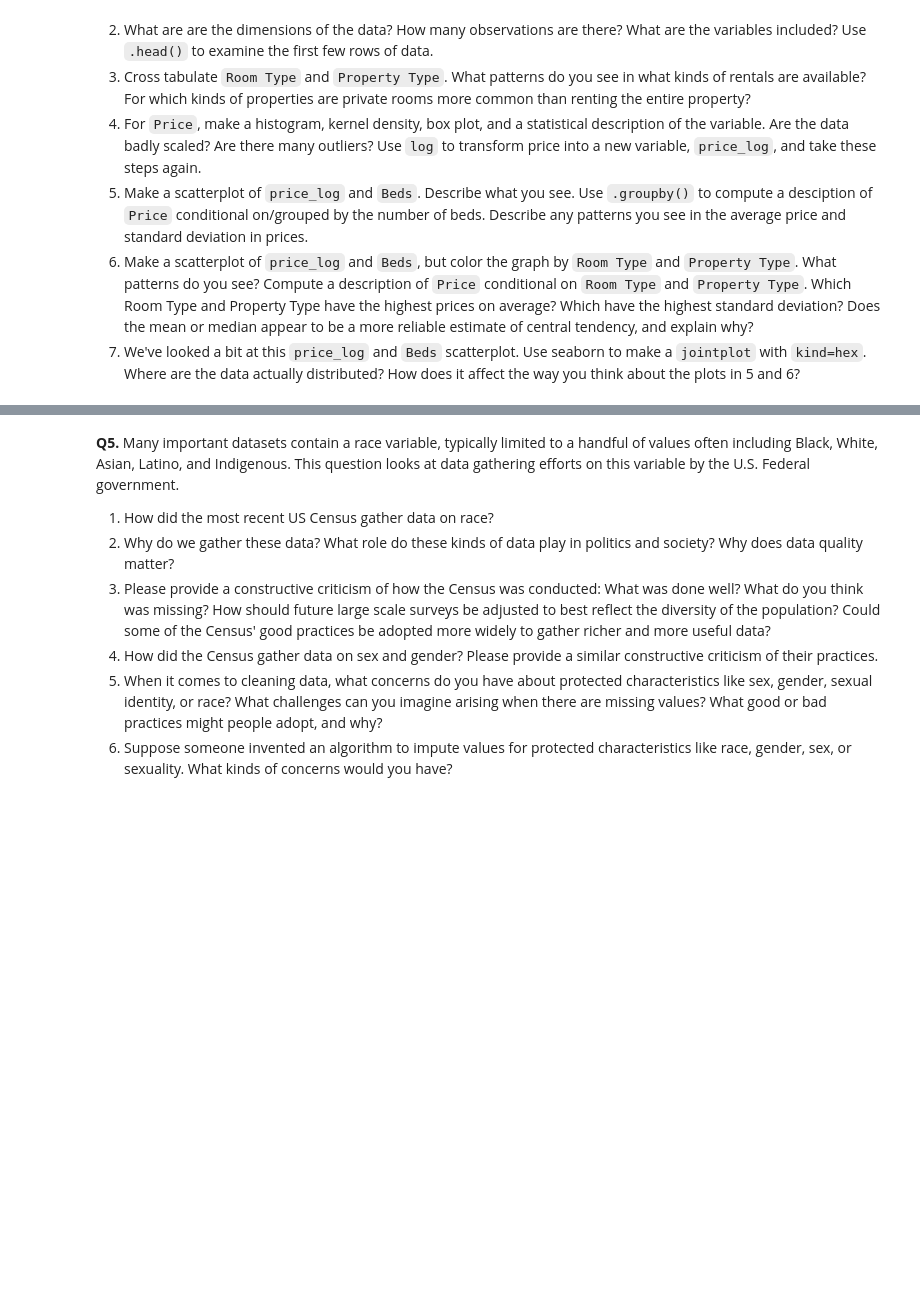
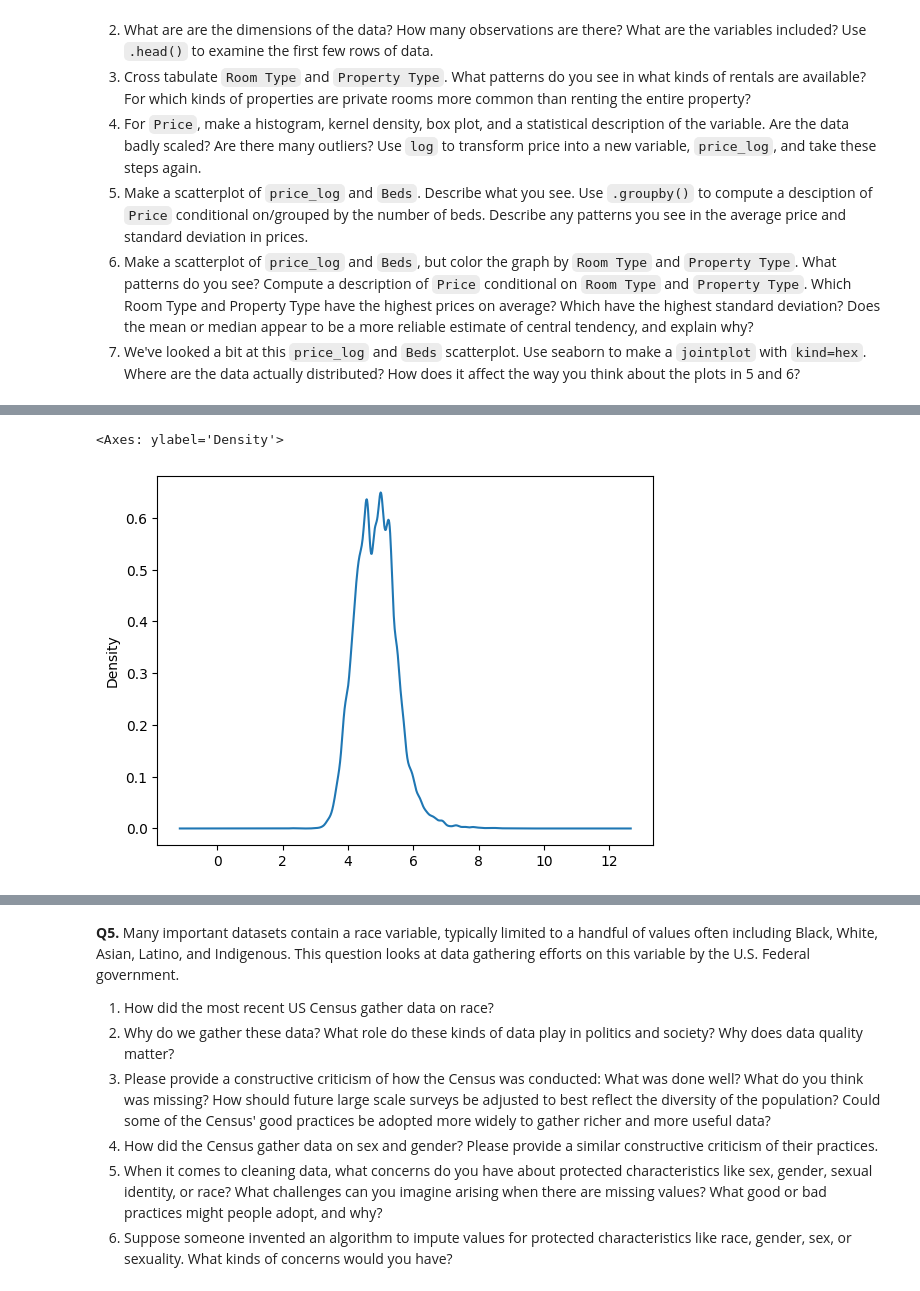
Before and after one commit to wdgstl/assignment2, a Jupyter notebook: WDG_assignment2.ipynb, the cells around one changed output, grey strips where cells are left out. Cells and saved outputs as stored; diff of their text form; code cells hidden in the pictures; blank space fills up the shorter version.

```diff
--- a/WDG_assignment2.ipynb
+++ b/WDG_assignment2.ipynb
@@ -230,0 +252,5 @@ The "relevant" variables for this question are:
+# %%
+airbnb_df['Price_log'].plot.density()
+# %% [output]
+<Axes: ylabel='Density'>
+[figure, added]
```
Also changed, not shown: parts of 11 cells of this notebook.
